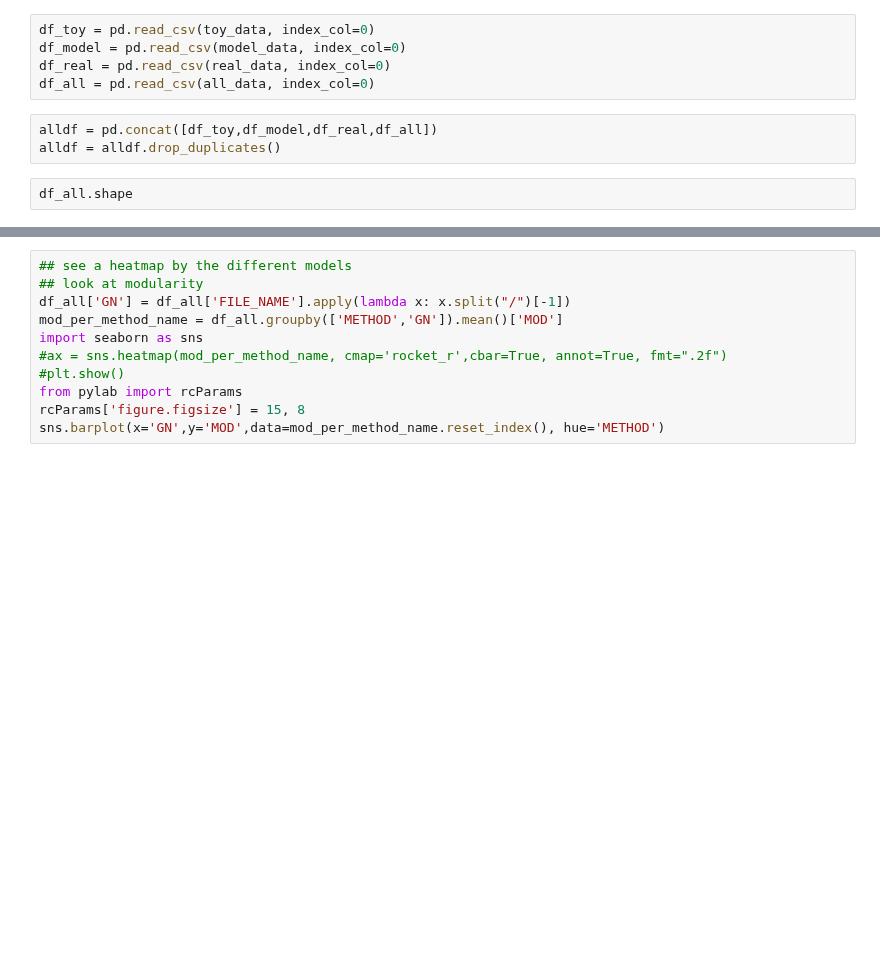
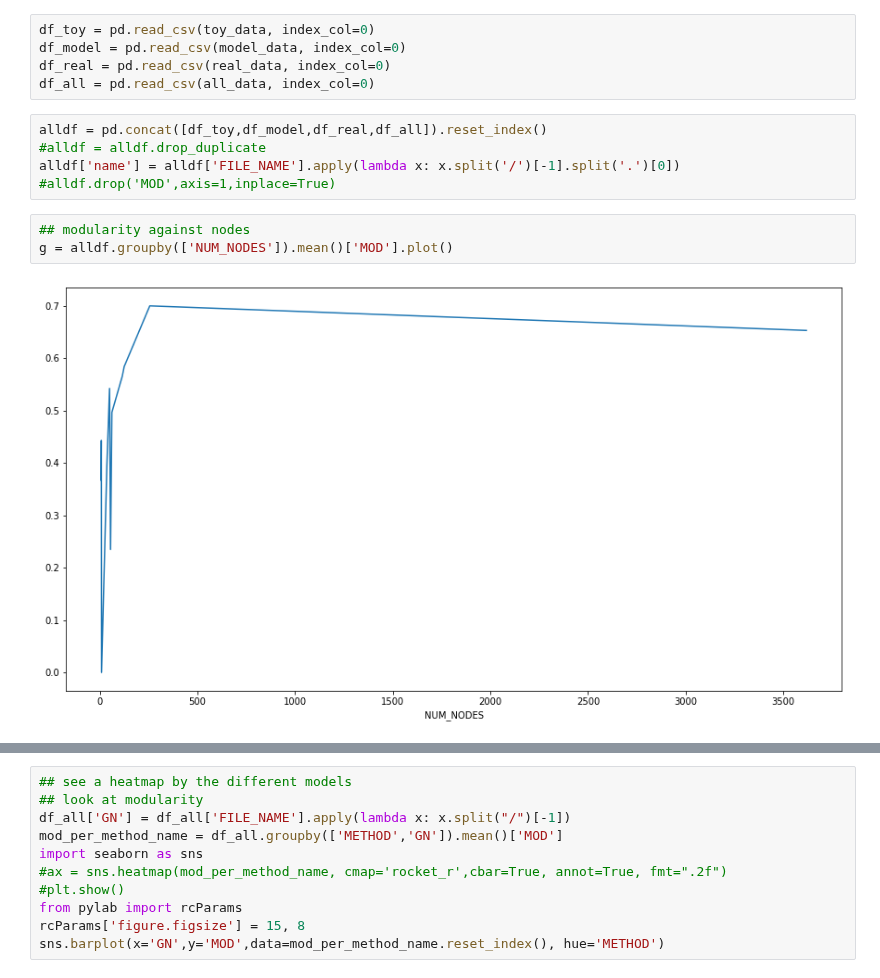
Before and after one commit to EjbejaranosAI/Complex_Networks, a Jupyter notebook: 3_Community_detection/A3-CD_Clean.ipynb, the cells around one changed output, grey strips where cells are left out. Saved outputs shown, nothing was run; the diff lists cells and outputs as text; blank space fills up the shorter version.

```diff
--- a/3_Community_detection/A3-CD_Clean.ipynb
+++ b/3_Community_detection/A3-CD_Clean.ipynb
@@ -177,7 +175,12 @@ df_model = pd.read_csv(model_data, index_col=0)
 df_real = pd.read_csv(real_data, index_col=0)
 df_all = pd.read_csv(all_data, index_col=0)
 # %%
-alldf = pd.concat([df_toy,df_model,df_real,df_all])
-alldf = alldf.drop_duplicates()
+alldf = pd.concat([df_toy,df_model,df_real,df_all]).reset_index()
+#alldf = alldf.drop_duplicate
+alldf['name'] = alldf['FILE_NAME'].apply(lambda x: x.split('/')[-1].split('.')[0])
+#alldf.drop('MOD',axis=1,inplace=True)
-# %%
-df_all.shape
+# %%
+## modularity against nodes
+g = alldf.groupby(['NUM_NODES']).mean()['MOD'].plot()
+# %% [output]
+[figure, added]
```
Also changed, not shown: parts of 7 cells of this notebook, 5 other files.
